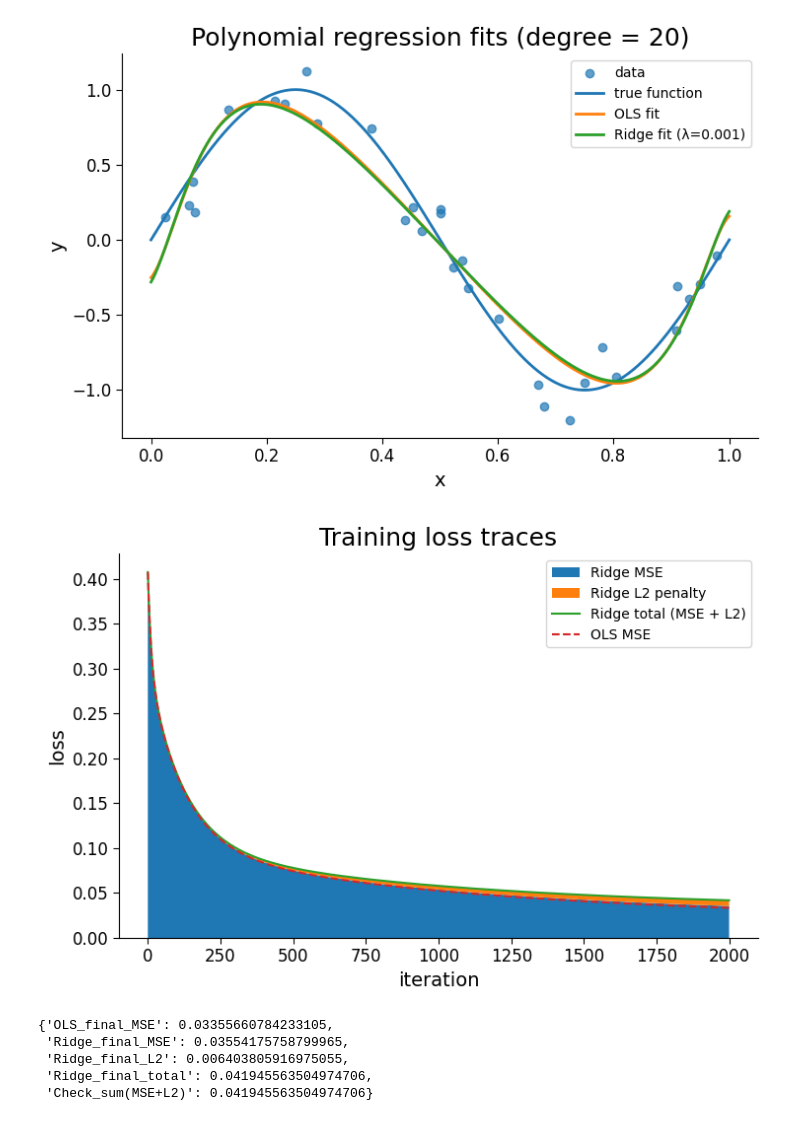
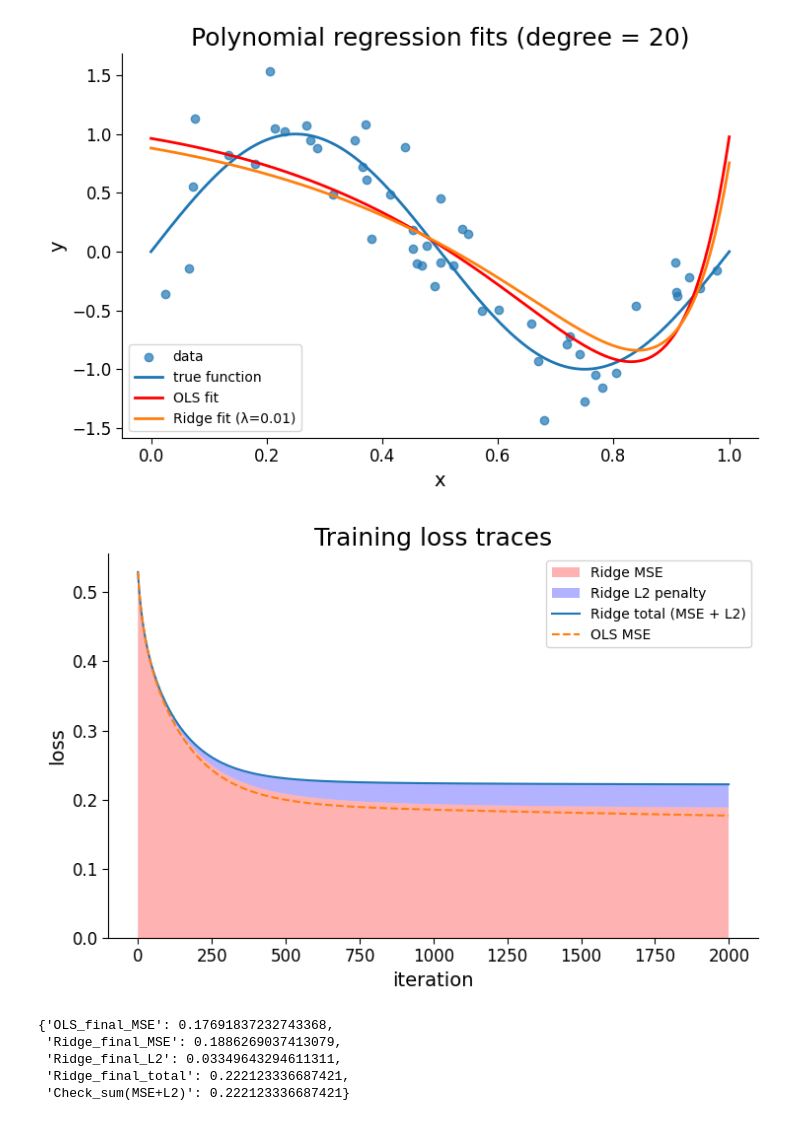
Before and after one commit to jrudoler/estimating-implicit-regularization, a Jupyter notebook: notebooks/method-vis.ipynb, the cells around one changed output. Saved outputs shown, nothing was run; the diff lists cells and outputs as text; code cells hidden in the pictures.

```diff
--- a/notebooks/method-vis.ipynb
+++ b/notebooks/method-vis.ipynb
@@ -31,8 +31,8 @@ def poly_features(x: np.ndarray, degree: int) -> np.ndarray:
     """Return Vandermonde-style polynomial features with intercept as column 0.
     We map x to [-1, 1] for numeric stability.
     """
-    x_scaled = 2 * x - 1.0
-    X = np.vstack([x_scaled ** k for k in range(degree + 1)]).T
+    # x_scaled = 2 * x - 1.0
+    X = np.vstack([x ** k for k in range(degree + 1)]).T
     return X
 
 
@@ -83,12 +83,11 @@ def train_gd(
 
 # ---- Simulation parameters ----
 degree = 20
-n = 30
-noise = 0.12
+n = 50
+noise = 0.3
 iters = 2000
 lr = 0.03
-lam = 1e-3  # strength of L2 penalty
-
+lam = 1e-2
 # ---- Generate data and features ----
 x, y_true, y = make_data(n=n, noise=noise)
 X = poly_features(x, degree=degree)
@@ -107,7 +106,7 @@ yhat_ridge = Xs @ ridge.w
 plt.figure(figsize=(7.5, 5))
 plt.scatter(x, y, label="data", alpha=0.7)
 plt.plot(xs, np.sin(2 * np.pi * xs), label="true function", linewidth=2)
-plt.plot(xs, yhat_ols, label="OLS fit", linewidth=2)
+plt.plot(xs, yhat_ols, label="OLS fit", color='red', linewidth=2)
 plt.plot(xs, yhat_ridge, label=f"Ridge fit (λ={lam:g})", linewidth=2)
 plt.title("Polynomial regression fits (degree = {})".format(degree))
 plt.xlabel("x")
@@ -115,38 +114,38 @@ plt.ylabel("y")
 plt.legend()
 plt.tight_layout()
 plt.show()
 
 # ---- Plot: training loss traces ----
 t = np.arange(iters)
 
 plt.figure(figsize=(7.5, 5))
 # Stacked area for Ridge: MSE and L2 components
-plt.stackplot(t, ridge.mse_trace, ridge.l2_trace, labels=["Ridge MSE", "Ridge L2 penalty"])
+plt.stackplot(t, ridge.mse_trace, ridge.l2_trace, labels=["Ridge MSE", "Ridge L2 penalty"], colors=["red", "blue"], alpha=0.3)
 # Overlay total objective for Ridge
 plt.plot(t, ridge.obj_trace, label="Ridge total (MSE + L2)", linewidth=1.5)
 # Overlay OLS MSE
 plt.plot(t, ols.mse_trace, label="OLS MSE", linewidth=1.5, linestyle="--")
 plt.title("Training loss traces")
 plt.xlabel("iteration")
 plt.ylabel("loss")
 plt.legend(loc="upper right")
 plt.tight_layout()
 plt.show()
 
 # ---- Print final metrics to highlight decomposition ----
 final_info = {
     "OLS_final_MSE": float(ols.mse_trace[-1]),
     "Ridge_final_MSE": float(ridge.mse_trace[-1]),
     "Ridge_final_L2": float(ridge.l2_trace[-1]),
     "Ridge_final_total": float(ridge.obj_trace[-1]),
     "Check_sum(MSE+L2)": float(ridge.mse_trace[-1] + ridge.l2_trace[-1]),
 }
 final_info
 # %% [output]
-[figure, old version]
+[figure, new version]
-[figure, old version]
+[figure, new version]
-{'OLS_final_MSE': 0.03355660784233105,
- 'Ridge_final_MSE': 0.03554175758799965,
- 'Ridge_final_L2': 0.006403805916975055,
- 'Ridge_final_total': 0.041945563504974706,
- 'Check_sum(MSE+L2)': 0.041945563504974706}
+{'OLS_final_MSE': 0.17691837232743368,
+ 'Ridge_final_MSE': 0.1886269037413079,
+ 'Ridge_final_L2': 0.03349643294611311,
+ 'Ridge_final_total': 0.222123336687421,
+ 'Check_sum(MSE+L2)': 0.222123336687421}
```
Also changed, not shown: parts of 2 cells of this notebook, 29 other files.
